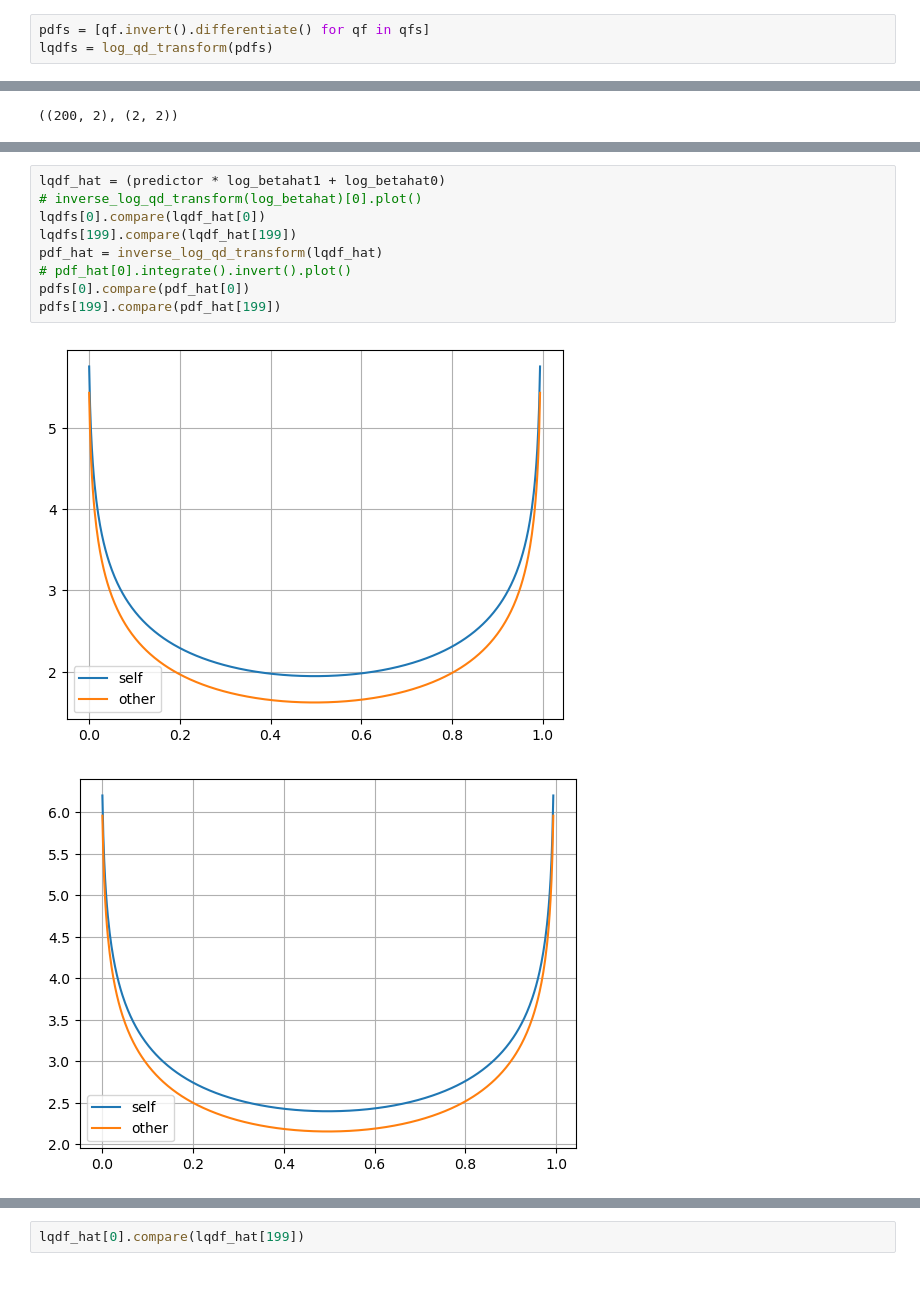
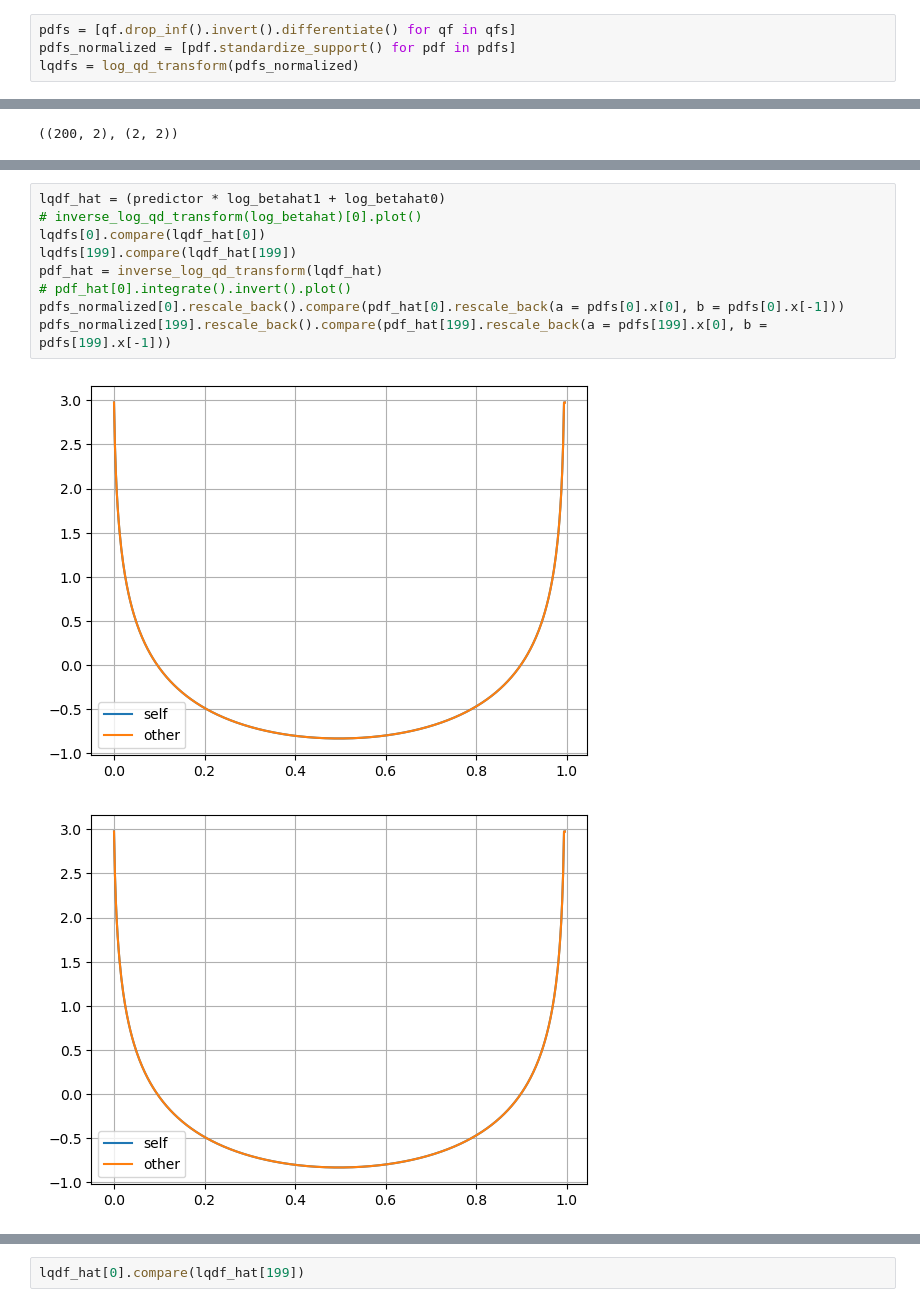
Before and after one commit to mirkimirk/thesis_frechet_fda, a Jupyter notebook: src/frechet_fda/simulation_and_frechet_method.ipynb, the cells around one changed output, grey strips where cells are left out. Cells and saved outputs as stored; diff of their text form.

```diff
--- a/src/frechet_fda/simulation_and_frechet_method.ipynb
+++ b/src/frechet_fda/simulation_and_frechet_method.ipynb
@@ -172,3 +176,4 @@ qfs[199].drop_inf().differentiate().integrate().plot()
 # %%
-pdfs = [qf.invert().differentiate() for qf in qfs]
-lqdfs = log_qd_transform(pdfs)
+pdfs = [qf.drop_inf().invert().differentiate() for qf in qfs]
+pdfs_normalized = [pdf.standardize_support() for pdf in pdfs]
+lqdfs = log_qd_transform(pdfs_normalized)
@@ -190,12 +208,12 @@ log_betahat0.compare(log_betahat1)
 # %%
 lqdf_hat = (predictor * log_betahat1 + log_betahat0)
 # inverse_log_qd_transform(log_betahat)[0].plot()
 lqdfs[0].compare(lqdf_hat[0])
 lqdfs[199].compare(lqdf_hat[199])
 pdf_hat = inverse_log_qd_transform(lqdf_hat)
 # pdf_hat[0].integrate().invert().plot()
-pdfs[0].compare(pdf_hat[0])
-pdfs[199].compare(pdf_hat[199])
+pdfs_normalized[0].rescale_back().compare(pdf_hat[0].rescale_back(a = pdfs[0].x[0], b = pdfs[0].x[-1]))
+pdfs_normalized[199].rescale_back().compare(pdf_hat[199].rescale_back(a = pdfs[199].x[0], b = pdfs[199].x[-1]))
 # %% [output]
-[figure, old version]
+[figure, new version]
-[figure, old version]
+[figure, new version]
```
Also changed, not shown: parts of 13 cells of this notebook, 3 other files.
